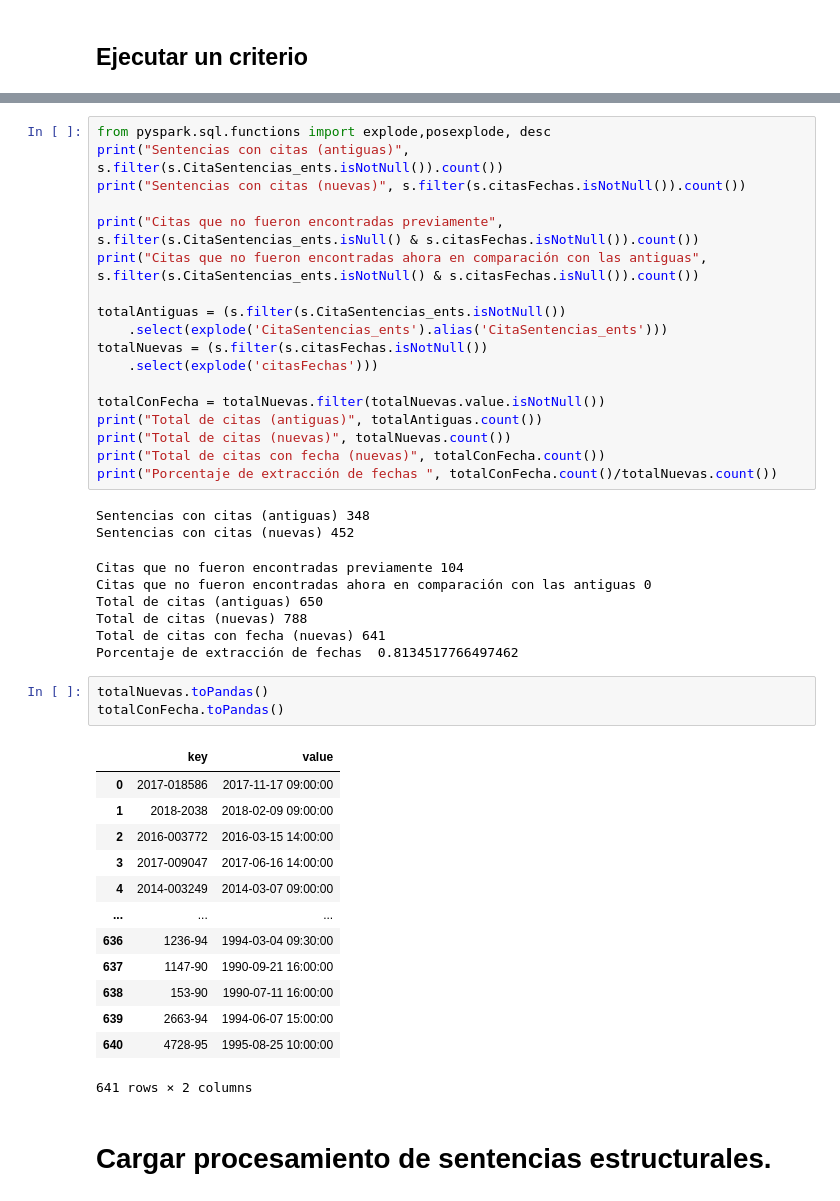
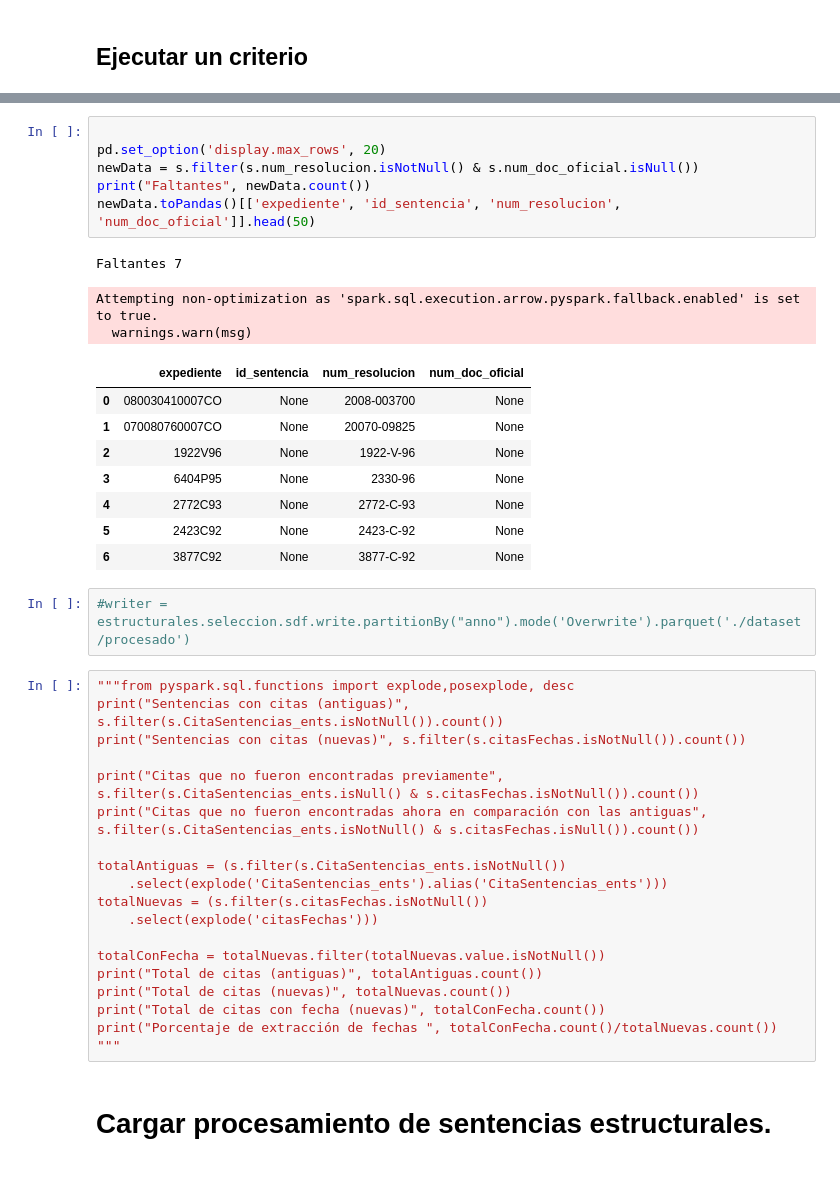
Before and after one commit to kennorsdb/nlppen, a Jupyter notebook: Notebook.ipynb, the cells around one changed output, grey strips where cells are left out. Saved outputs shown, nothing was run; the diff lists cells and outputs as text.

```diff
--- a/Notebook.ipynb
+++ b/Notebook.ipynb
@@ -187,5 +212,25 @@ Attempting non-optimization as 'spark.sql.execution.arrow.pyspark.fallback.enabl
+# %%
+
+pd.set_option('display.max_rows', 20)
+newData = s.filter(s.num_resolucion.isNotNull() & s.num_doc_oficial.isNull())
+print("Faltantes", newData.count())
+newData.toPandas()[['expediente', 'id_sentencia', 'num_resolucion', 'num_doc_oficial']].head(50)
+# %% [output]
+Faltantes 7
+Attempting non-optimization as 'spark.sql.execution.arrow.pyspark.fallback.enabled' is set to true.
+  warnings.warn(msg)
+|  | expediente | id_sentencia | num_resolucion | num_doc_oficial |
+| 0 | 080030410007CO | None | 2008-003700 | None |
+| 1 | 070080760007CO | None | 20070-09825 | None |
+| 2 | 1922V96 | None | 1922-V-96 | None |
+| 3 | 6404P95 | None | 2330-96 | None |
+| 4 | 2772C93 | None | 2772-C-93 | None |
+| 5 | 2423C92 | None | 2423-C-92 | None |
+| 6 | 3877C92 | None | 3877-C-92 | None |
+# %%
+#writer = estructurales.seleccion.sdf.write.partitionBy("anno").mode('Overwrite').parquet('./dataset/procesado')
 # %%
-from pyspark.sql.functions import explode,posexplode, desc
+"""from pyspark.sql.functions import explode,posexplode, desc
 print("Sentencias con citas (antiguas)", s.filter(s.CitaSentencias_ents.isNotNull()).count())
 print("Sentencias con citas (nuevas)", s.filter(s.citasFechas.isNotNull()).count())
 
@@ -202,32 +247,7 @@ print("Total de citas (antiguas)", totalAntiguas.count())
 print("Total de citas (nuevas)", totalNuevas.count())
 print("Total de citas con fecha (nuevas)", totalConFecha.count())
 print("Porcentaje de extracción de fechas ", totalConFecha.count()/totalNuevas.count())
+"""
-# %% [output]
-Sentencias con citas (antiguas) 348
-Sentencias con citas (nuevas) 452
-Citas que no fueron encontradas previamente 104
-Citas que no fueron encontradas ahora en comparación con las antiguas 0
-Total de citas (antiguas) 650
-Total de citas (nuevas) 788
-Total de citas con fecha (nuevas) 641
-Porcentaje de extracción de fechas  0.8134517766497462
-# %%
-totalNuevas.toPandas()
-totalConFecha.toPandas()
-# %% [output]
-|  | key | value |
-| 0 | 2017-018586 | 2017-11-17 09:00:00 |
-| 1 | 2018-2038 | 2018-02-09 09:00:00 |
-| 2 | 2016-003772 | 2016-03-15 14:00:00 |
-| 3 | 2017-009047 | 2017-06-16 14:00:00 |
-| 4 | 2014-003249 | 2014-03-07 09:00:00 |
-| ... | ... | ... |
-| 636 | 1236-94 | 1994-03-04 09:30:00 |
-| 637 | 1147-90 | 1990-09-21 16:00:00 |
-| 638 | 153-90 | 1990-07-11 16:00:00 |
-| 639 | 2663-94 | 1994-06-07 15:00:00 |
-| 640 | 4728-95 | 1995-08-25 10:00:00 |
-641 rows × 2 columns
 # %% [markdown]
 # Cargar procesamiento de sentencias estructurales.
 # %%
```
Also changed, not shown: parts of 23 cells of this notebook, 5 other files.
